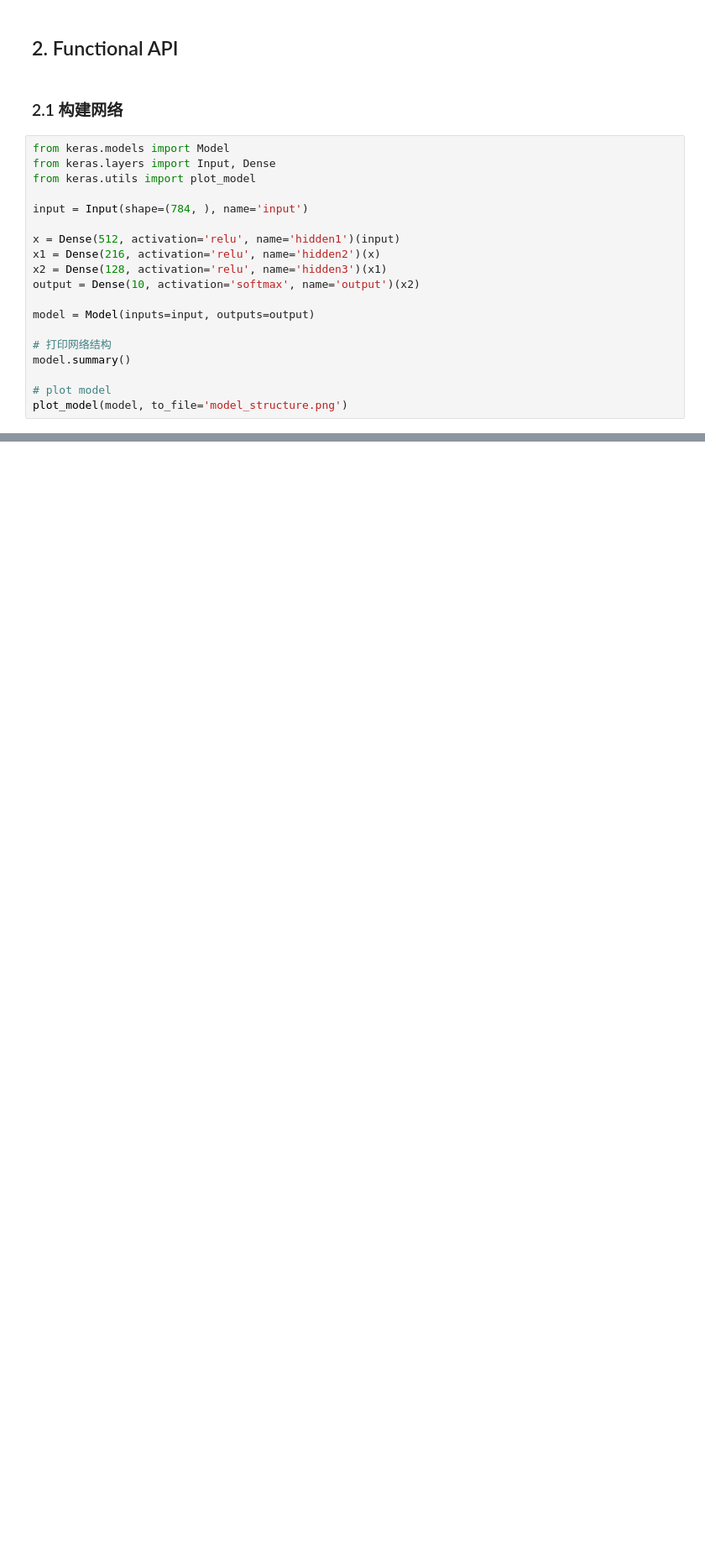
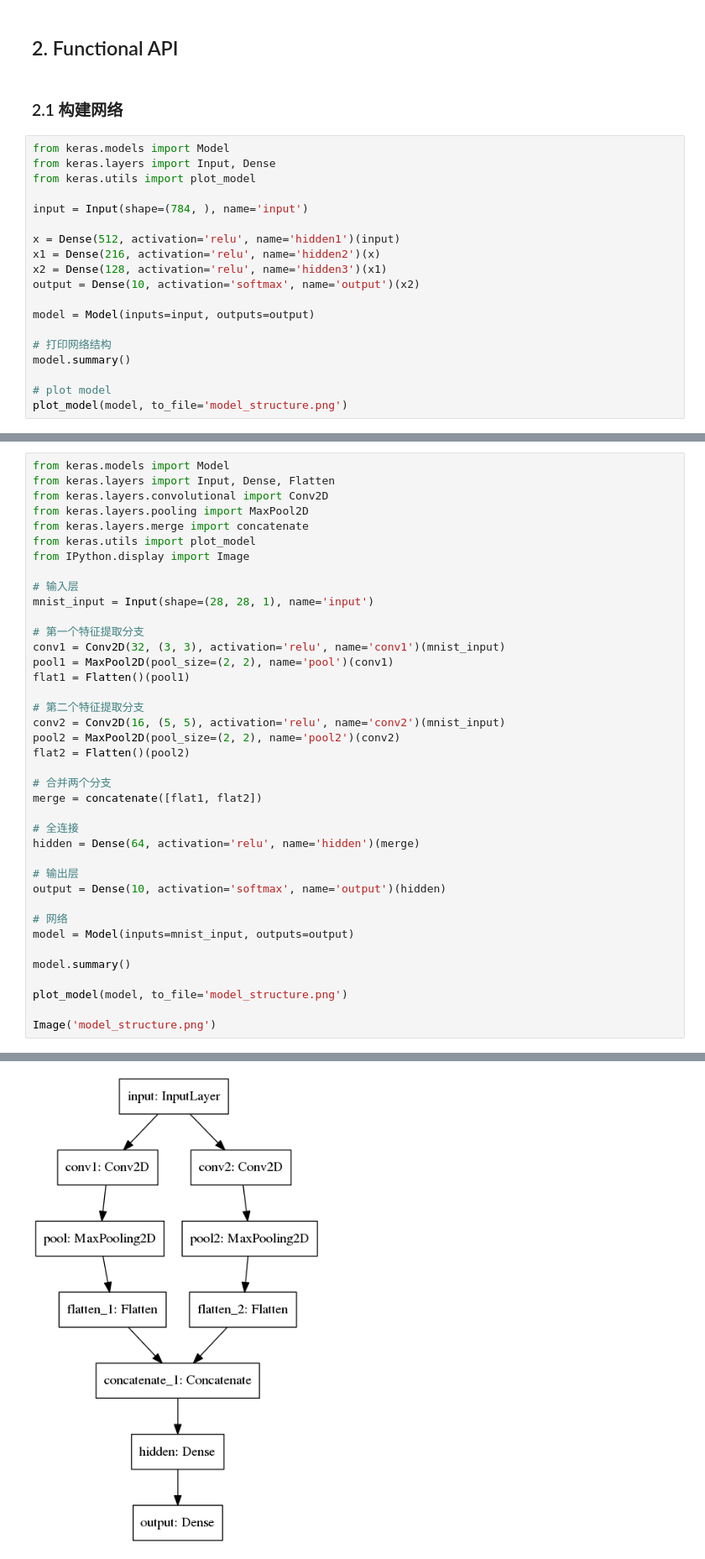
Before and after one commit to yunjieyin/keras-learning-API, a Jupyter notebook: API-summary/1-CNN-model.ipynb, the cells around one changed output, grey strips where cells are left out. Shown at 84% size. Cells and saved outputs as stored; diff of their text form; blank space fills up the shorter version.

Commit message:
API:CNN Model

```diff
--- a/API-summary/1-CNN-model.ipynb
+++ b/API-summary/1-CNN-model.ipynb
@@ -125,0 +128,40 @@ plot_model(model, to_file='model_structure.png')
+# %%
+from keras.models import Model
+from keras.layers import Input, Dense, Flatten
+from keras.layers.convolutional import Conv2D
+from keras.layers.pooling import MaxPool2D
+from keras.layers.merge import concatenate
+from keras.utils import plot_model
+from IPython.display import Image
+
+# 输入层
+mnist_input = Input(shape=(28, 28, 1), name='input')
+
+# 第一个特征提取分支
+conv1 = Conv2D(32, (3, 3), activation='relu', name='conv1')(mnist_input)
+pool1 = MaxPool2D(pool_size=(2, 2), name='pool')(conv1)
+flat1 = Flatten()(pool1)
+
+# 第二个特征提取分支
+conv2 = Conv2D(16, (5, 5), activation='relu', name='conv2')(mnist_input)
+pool2 = MaxPool2D(pool_size=(2, 2), name='pool2')(conv2)
+flat2 = Flatten()(pool2)
+
+# 合并两个分支
+merge = concatenate([flat1, flat2])
+
+# 全连接
+hidden = Dense(64, activation='relu', name='hidden')(merge)
+
+# 输出层
+output = Dense(10, activation='softmax', name='output')(hidden)
+
+# 网络
+model = Model(inputs=mnist_input, outputs=output)
+
+model.summary()
+
+plot_model(model, to_file='model_structure.png')
+
+Image('model_structure.png')
+# %% [output]
@@ -125,0 +185 @@ plot_model(model, to_file='model_structure.png')
+[figure, added]
```
Also changed, not shown: parts of 4 cells of this notebook.
